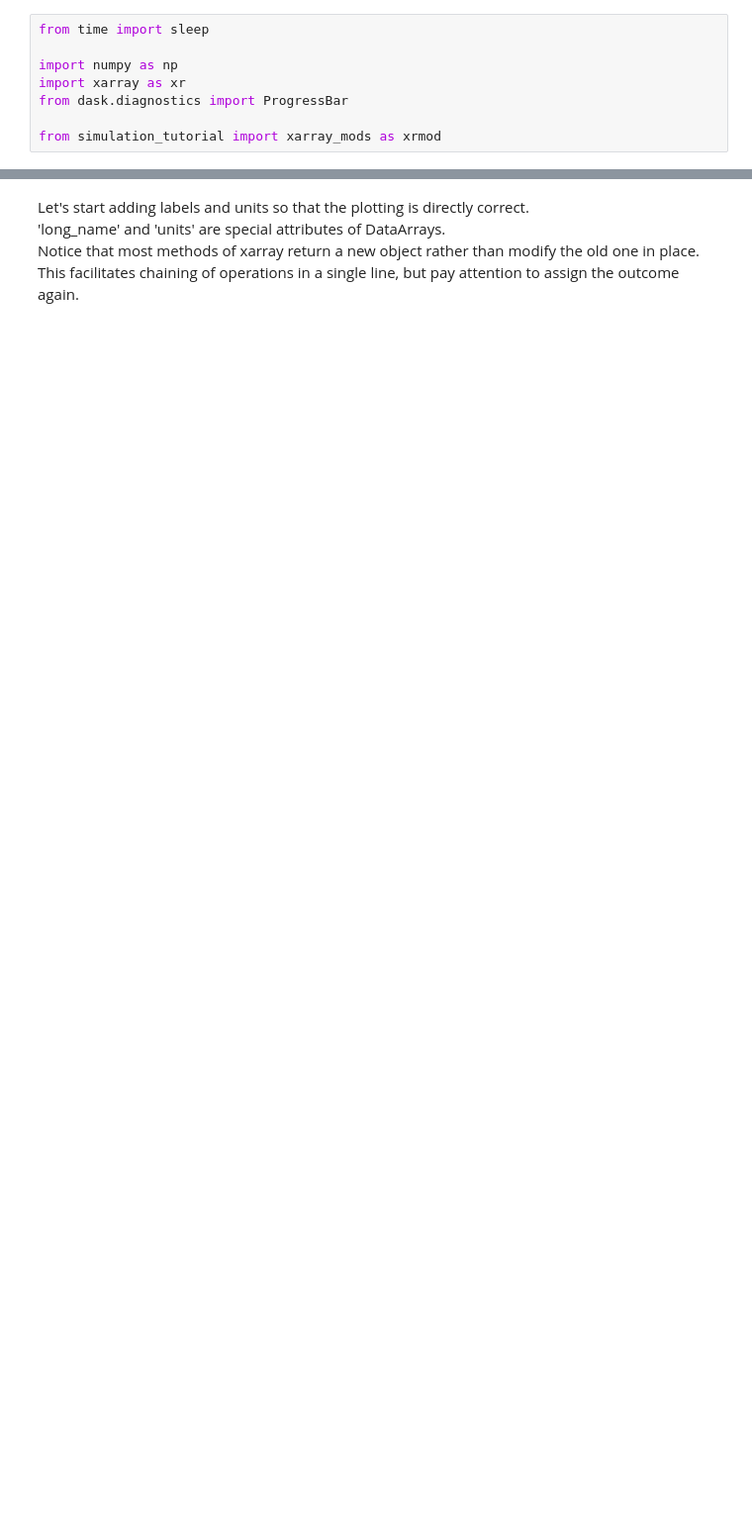
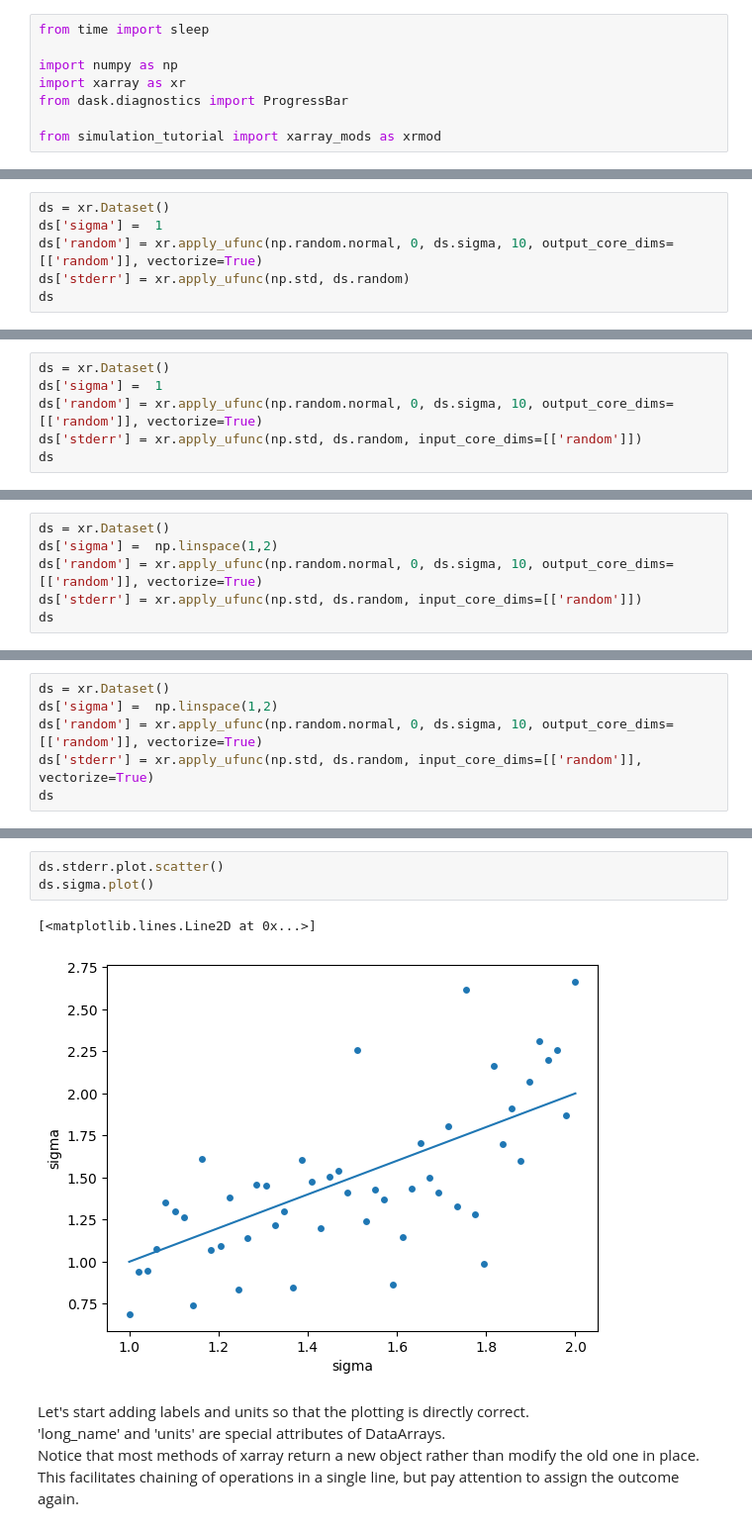
Before and after one commit to hbeukers/simulation-tutorial, a Jupyter notebook: notebooks/2_apply_ufunc.ipynb, the cells around one changed output, grey strips where cells are left out. Shown at 99% size. Cells and saved outputs as stored; diff of their text form; blank space fills up the shorter version.

```diff
--- a/notebooks/2_apply_ufunc.ipynb
+++ b/notebooks/2_apply_ufunc.ipynb
@@ -60,0 +160,6 @@ ds.Ekin.plot(marker="o")
+# %%
+ds = xr.Dataset()
+ds['sigma'] =  1
+ds['random'] = xr.apply_ufunc(np.random.normal, 0, ds.sigma, 10, output_core_dims=[['random']], vectorize=True)
+ds['stderr'] = xr.apply_ufunc(np.std, ds.random)
+ds
@@ -60,0 +170,6 @@ ds.Ekin.plot(marker="o")
+# %%
+ds = xr.Dataset()
+ds['sigma'] =  1
+ds['random'] = xr.apply_ufunc(np.random.normal, 0, ds.sigma, 10, output_core_dims=[['random']], vectorize=True)
+ds['stderr'] = xr.apply_ufunc(np.std, ds.random, input_core_dims=[['random']])
+ds
@@ -60,0 +184,6 @@ ds.Ekin.plot(marker="o")
+# %%
+ds = xr.Dataset()
+ds['sigma'] =  np.linspace(1,2)
+ds['random'] = xr.apply_ufunc(np.random.normal, 0, ds.sigma, 10, output_core_dims=[['random']], vectorize=True)
+ds['stderr'] = xr.apply_ufunc(np.std, ds.random, input_core_dims=[['random']])
+ds
@@ -60,0 +194,6 @@ ds.Ekin.plot(marker="o")
+# %%
+ds = xr.Dataset()
+ds['sigma'] =  np.linspace(1,2)
+ds['random'] = xr.apply_ufunc(np.random.normal, 0, ds.sigma, 10, output_core_dims=[['random']], vectorize=True)
+ds['stderr'] = xr.apply_ufunc(np.std, ds.random, input_core_dims=[['random']], vectorize=True)
+ds
@@ -61,3 +208,9 @@ ds.Ekin.plot(marker="o")
+# %%
+ds.stderr.plot.scatter()
+ds.sigma.plot()
+# %% [output]
+[<matplotlib.lines.Line2D at 0x...>]
+[figure, added]
 # %% [markdown]
 Let's start adding labels and units so that the plotting is directly correct.\
 'long_name' and 'units' are special attributes of DataArrays.\
```
Also changed, not shown: parts of 45 cells of this notebook, 9 other files.
